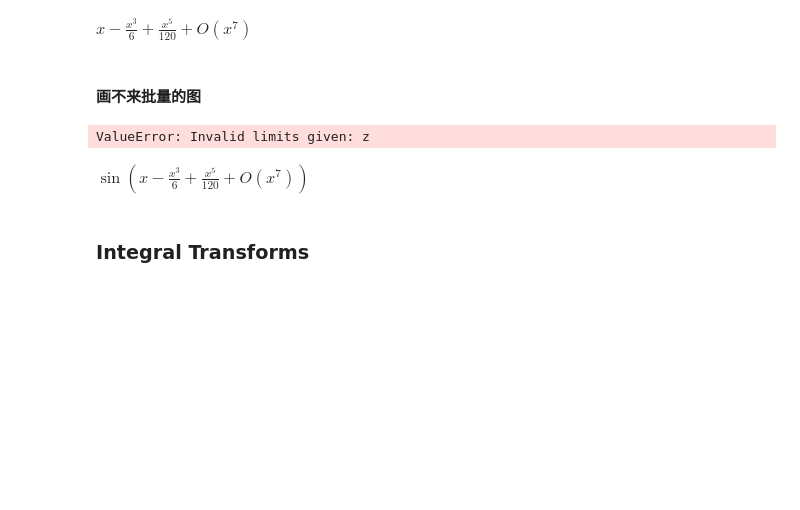
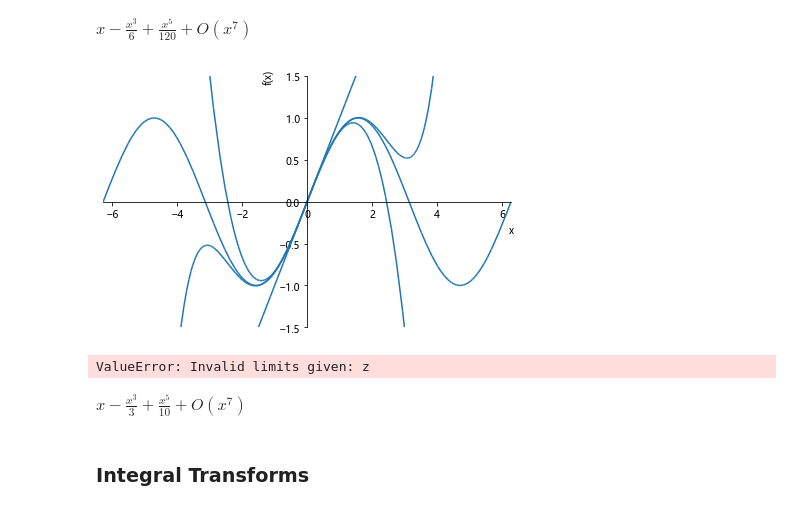
Before and after one commit to asukaminato0721/PyF1, a Jupyter notebook: sin.ipynb, the cells around one changed output. Cells and saved outputs as stored; diff of their text form; code cells hidden in the pictures; blank space fills up the shorter version.

```diff
--- a/sin.ipynb
+++ b/sin.ipynb
@@ -236,8 +236,12 @@ from sympy import *
 sin(x).series(n=7)
 # %% [output]
 $\displaystyle x - \frac{x^{3}}{6} + \frac{x^{5}}{120} + O\left(x^{7}\right)$
-# %% [markdown]
-#### 画不来批量的图
+# %%
+from sympy.abc import *
+from sympy import *
+plt=plot(*Array([3,5,7]).applyfunc(lambda m:sin(x).series(n=m).removeO()),sin(x),(x,-2*pi,2*pi),ylim=(-1.5,1.5))
+# %% [output]
+[figure, added]
 # %%
 #### 不会级数系数列表
 # %%
@@ -249,10 +253,9 @@ fourier_series(sin(z),z,1)
 ValueError: Invalid limits given: z
 # %%
 from sympy import *
-sin(sin(x).series(n=7))
-# 不能处理级数
+sin(x).series(n=7).subs(x,sin(x).series(n=7)).expand()
 # %% [output]
-$\displaystyle \sin{\left(x - \frac{x^{3}}{6} + \frac{x^{5}}{120} + O\left(x^{7}\right) \right)}$
+$\displaystyle x - \frac{x^{3}}{3} + \frac{x^{5}}{10} + O\left(x^{7}\right)$
 # %% [markdown]
 ### Integral Transforms
 # %%
```
Also changed, not shown: 4 other files.
